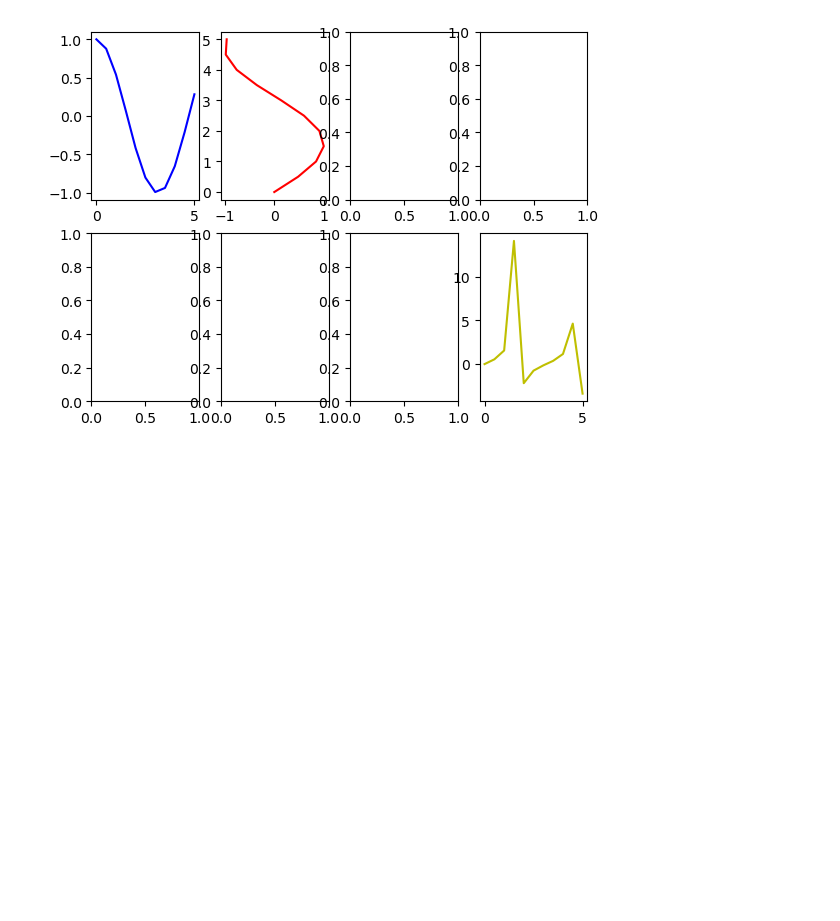
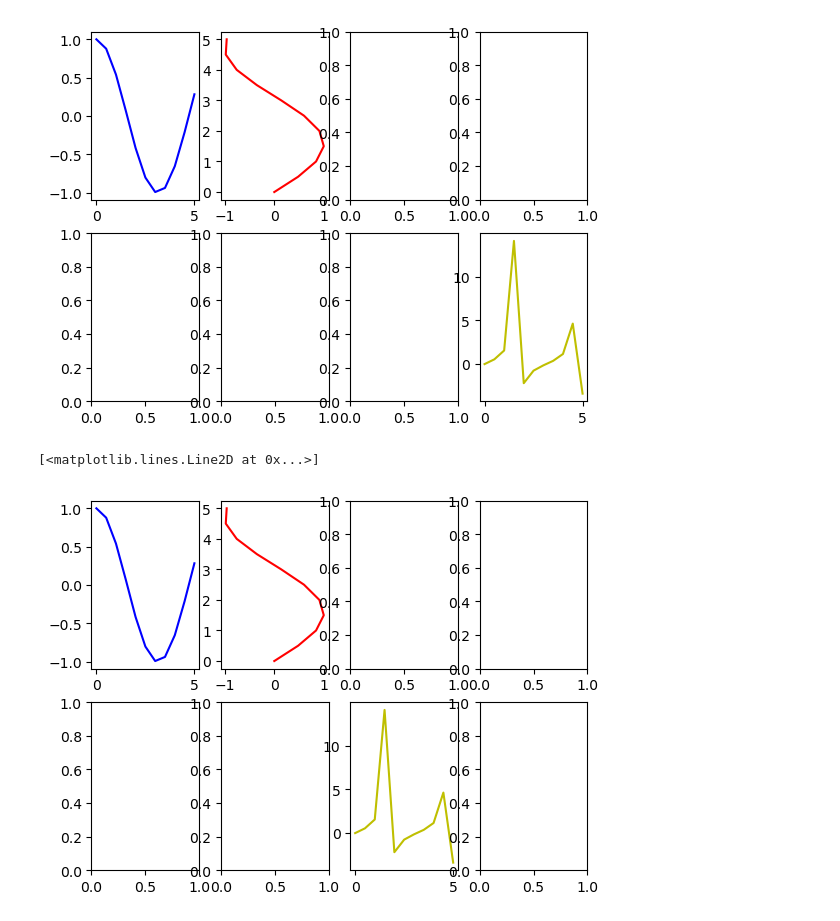
Before and after one commit to daniellreyes/Matplotlib-Seaborn, a Jupyter notebook: matplotlib/subplots_object_oriented.ipynb, the cells around one changed output. Drawn from its saved outputs; the diff is of its cells as text; code cells hidden in the pictures; blank space fills up the shorter version.

Commit message:
add subplot with object oriented notation

```diff
--- a/matplotlib/subplots_object_oriented.ipynb
+++ b/matplotlib/subplots_object_oriented.ipynb
@@ -35,3 +35,12 @@ axes [1,3].plot(x,np.tan(x),'y')
 # %% [output]
 [<matplotlib.lines.Line2D at 0x...>]
 [figure]
+# %%
+#Definiendo previamente la salida del arreglo
+fig, ((ax1,ax2,ax3,ax4),(ax5,ax6,ax7,ax8)) = plt.subplots(2, 4)
+ax1.plot(x,np.cos(x),'b')
+ax2.plot(y,x,'r')
+ax7.plot(x,np.tan(x),'y')
+# %% [output]
+[<matplotlib.lines.Line2D at 0x...>]
+[figure, added]
```
Also changed, not shown: 1 other file.
